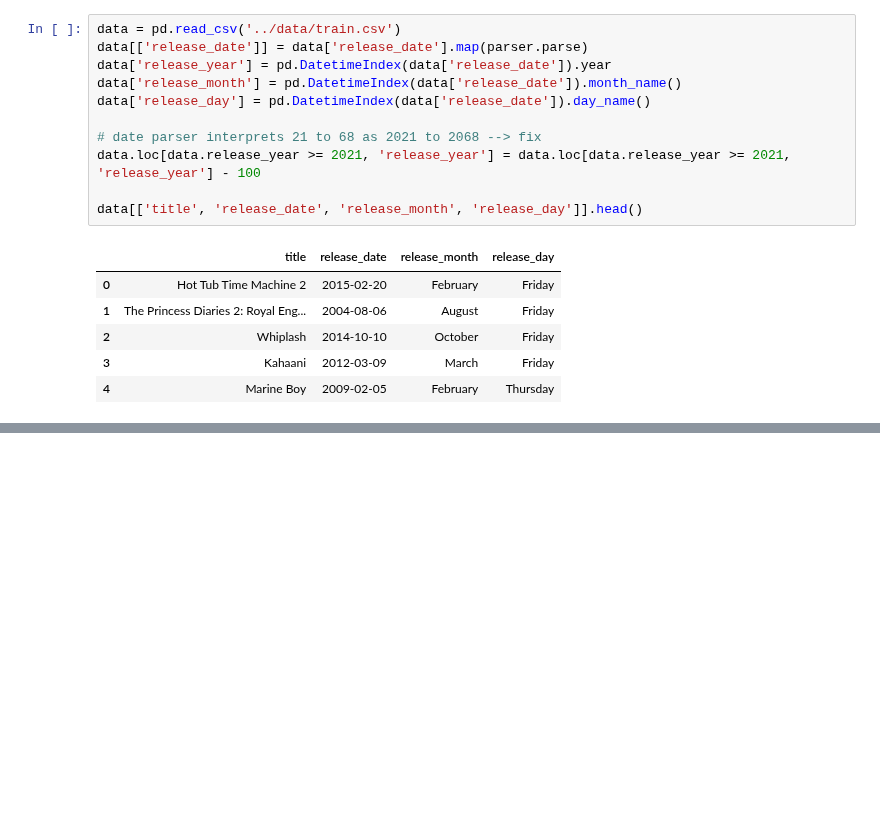
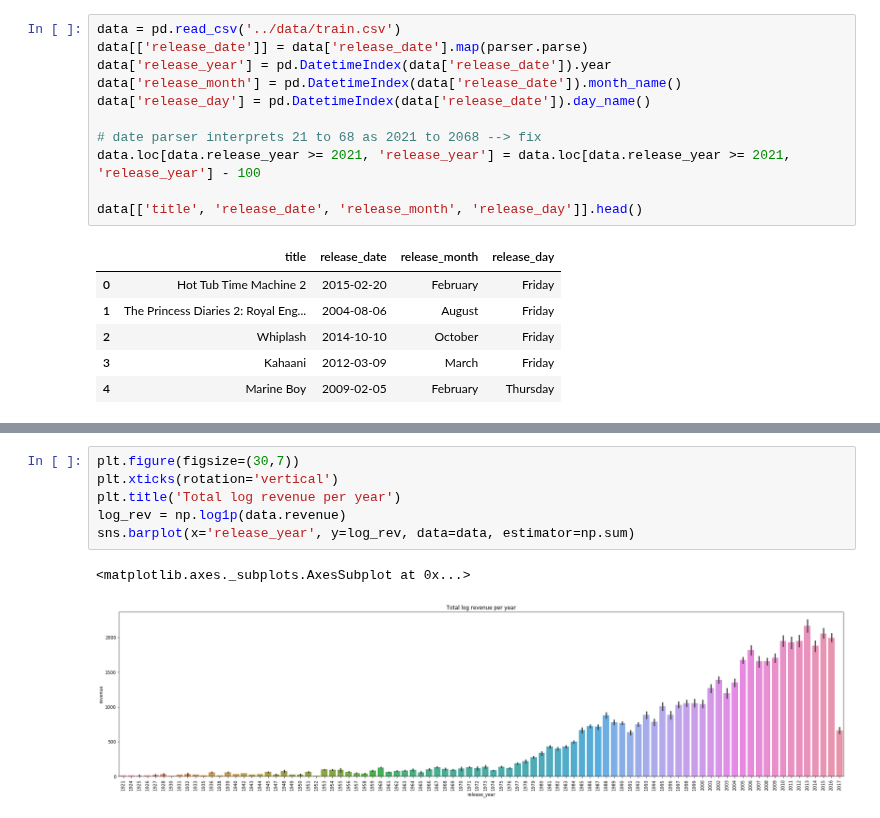
Before and after one commit to Cruzzor/BoxOffice, a Jupyter notebook: exploration_marcel.ipynb, the cells around one changed output, grey strips where cells are left out. Drawn from its saved outputs; the diff is of its cells as text; blank space fills up the shorter version.

```diff
--- a/exploration_marcel.ipynb
+++ b/exploration_marcel.ipynb
@@ -333,0 +346,9 @@ sns.barplot(x='release_year', y='revenue', data=data)
+# %%
+plt.figure(figsize=(30,7))
+plt.xticks(rotation='vertical')
+plt.title('Total log revenue per year')
+log_rev = np.log1p(data.revenue)
+sns.barplot(x='release_year', y=log_rev, data=data, estimator=np.sum)
+# %% [output]
+<matplotlib.axes._subplots.AxesSubplot at 0x...>
+[figure, added]
```
Also changed, not shown: parts of 3 cells of this notebook, 1 other file.
